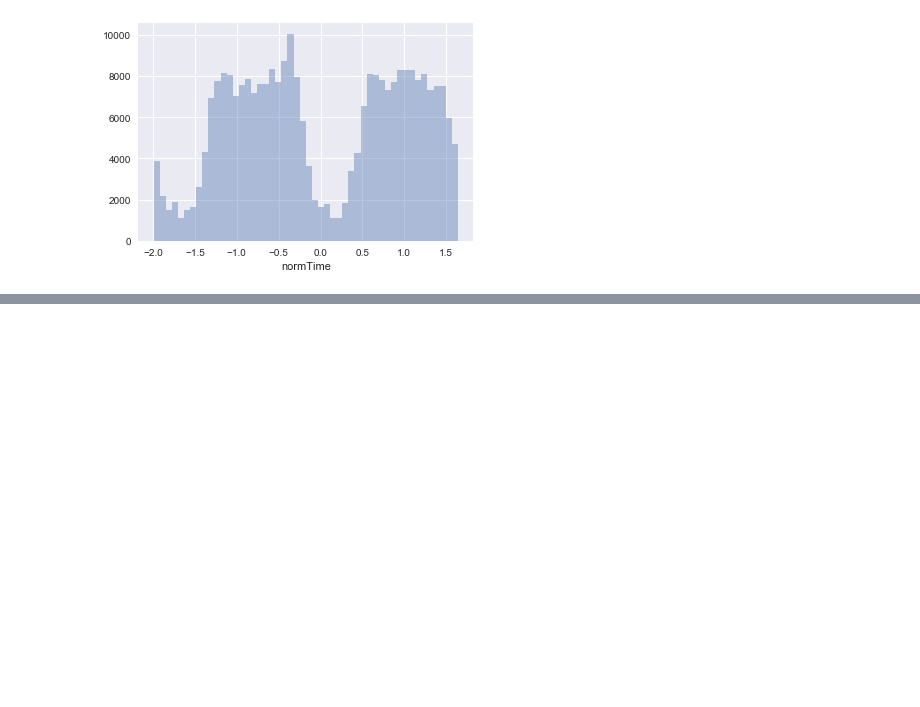
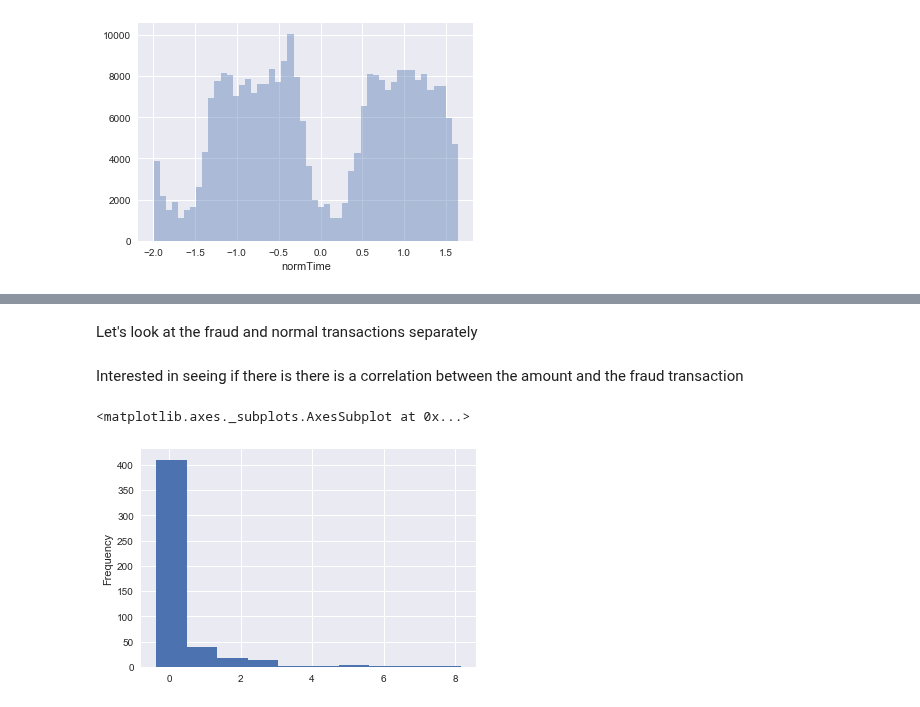
Before and after one commit to sushant2811/CreditCardFraudDetection, a Jupyter notebook: CreditCardFraudDetection.ipynb, the cells around one changed output, grey strips where cells are left out. Saved outputs shown, nothing was run; the diff lists cells and outputs as text; code cells hidden in the pictures; blank space fills up the shorter version.

Commit message:
Fraud and normAmount relation

```diff
--- a/CreditCardFraudDetection.ipynb
+++ b/CreditCardFraudDetection.ipynb
@@ -223,3 +223,5 @@ sns.distplot(df['normTime'], kde = False)
 # %% [output]
 <matplotlib.axes._subplots.AxesSubplot at 0x...>
 [figure]
+# %%
+dfMod = df.drop(['Time','Amount'], axis = 1)
@@ -225,0 +238,12 @@ sns.distplot(df['normTime'], kde = False)
+# %% [markdown]
+Let's look at the fraud and normal transactions separately
+# %%
+FraudTransaction = dfMod[dfMod['Class'] == 1]
+NormalTransaction = dfMod[dfMod['Class'] == 0]
+# %% [markdown]
+Interested in seeing if there is there is a correlation between the amount and the fraud transaction
+# %%
+FraudTransaction['normAmount'].plot.hist()
+# %% [output]
+<matplotlib.axes._subplots.AxesSubplot at 0x...>
+[figure, added]
```
Also changed, not shown: parts of 4 cells of this notebook.
